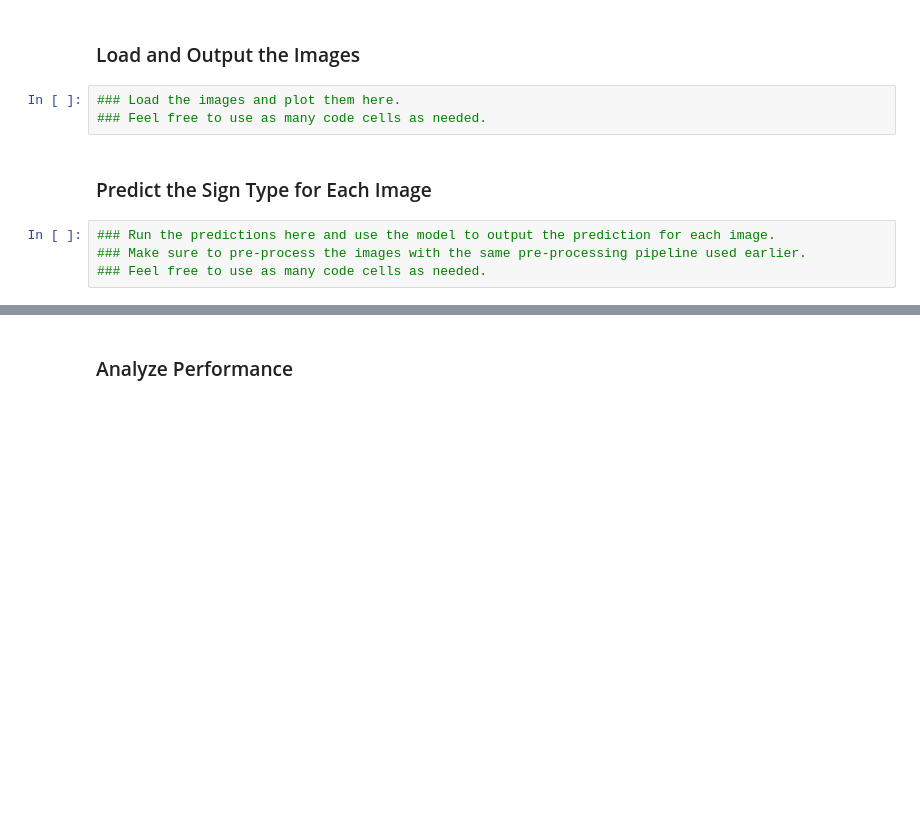
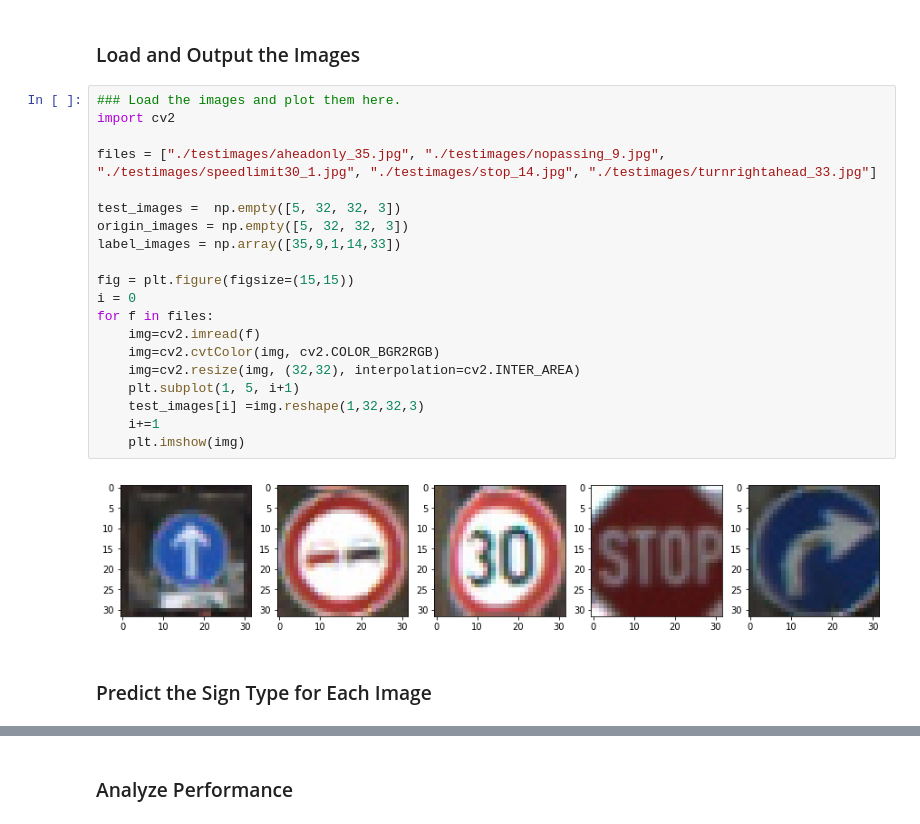
Before and after one commit to yliuosu/Self-Driving-Car, a Jupyter notebook: TrafficSignClassifier/Traffic_Sign_Classifier.ipynb, the cells around one changed output, grey strips where cells are left out. Cells and saved outputs as stored; diff of their text form; blank space fills up the shorter version.

Commit message:
docs: Implement the code cell to train, validate and test the model, test the model on five new images and analysis its performance

```diff
--- a/TrafficSignClassifier/Traffic_Sign_Classifier.ipynb
+++ b/TrafficSignClassifier/Traffic_Sign_Classifier.ipynb
@@ -280,12 +366,27 @@ To give yourself more insight into how your model is working, download at least
 You may find `signnames.csv` useful as it contains mappings from the class id (integer) to the actual sign name.
 # %% [markdown]
 ### Load and Output the Images
-# %%
-### Load the images and plot them here.
-### Feel free to use as many code cells as needed.
+# %%
+### Load the images and plot them here.
+import cv2
+
+files = ["./testimages/aheadonly_35.jpg", "./testimages/nopassing_9.jpg", "./testimages/speedlimit30_1.jpg", "./testimages/stop_14.jpg", "./testimages/turnrightahead_33.jpg"]
+
+test_images =  np.empty([5, 32, 32, 3])
+origin_images = np.empty([5, 32, 32, 3])
+label_images = np.array([35,9,1,14,33])
+
+fig = plt.figure(figsize=(15,15))
+i = 0
+for f in files:
+    img=cv2.imread(f)
+    img=cv2.cvtColor(img, cv2.COLOR_BGR2RGB)
+    img=cv2.resize(img, (32,32), interpolation=cv2.INTER_AREA)
+    plt.subplot(1, 5, i+1)
+    test_images[i] =img.reshape(1,32,32,3)
+    i+=1
+    plt.imshow(img)
+# %% [output]
+[figure, added]
 # %% [markdown]
 ### Predict the Sign Type for Each Image
-# %%
-### Run the predictions here and use the model to output the prediction for each image.
-### Make sure to pre-process the images with the same pre-processing pipeline used earlier.
-### Feel free to use as many code cells as needed.
```
Also changed, not shown: parts of 11 cells of this notebook.
